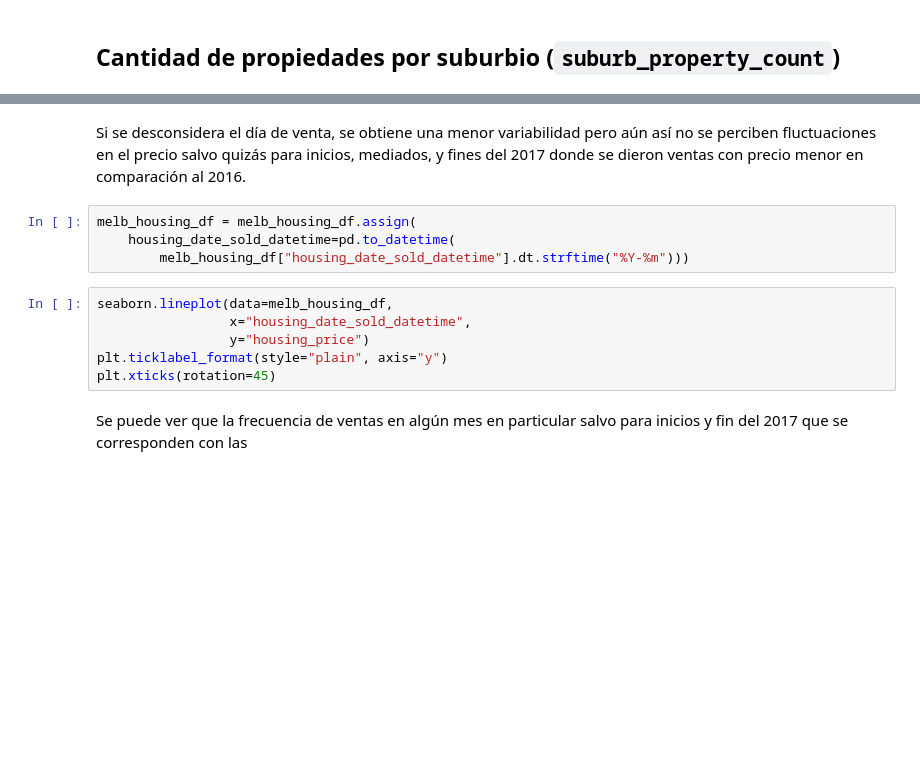
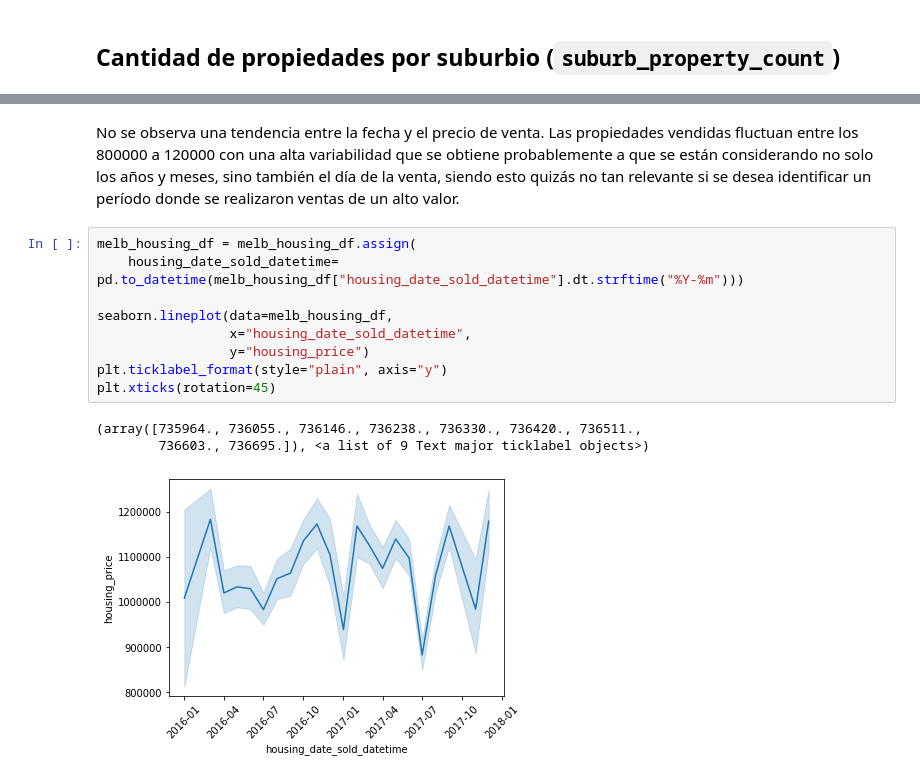
Before and after one commit to benjaminocampo/DataCuration, a Jupyter notebook: notebooks/exploration/melbourne_exploration.ipynb, the cells around one changed output, grey strips where cells are left out. Saved outputs shown, nothing was run; the diff lists cells and outputs as text; blank space fills up the shorter version.

```diff
--- a/notebooks/exploration/melbourne_exploration.ipynb
+++ b/notebooks/exploration/melbourne_exploration.ipynb
@@ -628,18 +907,15 @@ plt.xticks(rotation=45)
-# %% [markdown]
-Si se desconsidera el día de venta, se obtiene una menor variabilidad pero aún
-así no se perciben fluctuaciones en el precio salvo quizás para inicios,
-mediados, y fines del 2017 donde se dieron ventas con precio menor en
-comparación al 2016.
-# %%
-melb_housing_df = melb_housing_df.assign(
-    housing_date_sold_datetime=pd.to_datetime(
-        melb_housing_df["housing_date_sold_datetime"].dt.strftime("%Y-%m")))
+# %% [markdown]
+No se observa una tendencia entre la fecha y el precio de venta. Las propiedades vendidas fluctuan entre los 800000 a 120000 con una alta variabilidad que se obtiene probablemente a que se están considerando no solo los años y meses, sino también el día de la venta, siendo esto quizás no tan relevante si se desea identificar un período donde se realizaron ventas de un alto valor.
 # %%
+melb_housing_df = melb_housing_df.assign(
+    housing_date_sold_datetime= pd.to_datetime(melb_housing_df["housing_date_sold_datetime"].dt.strftime("%Y-%m")))
+
 seaborn.lineplot(data=melb_housing_df,
                  x="housing_date_sold_datetime",
                  y="housing_price")
 plt.ticklabel_format(style="plain", axis="y")
 plt.xticks(rotation=45)
+# %% [output]
+(array([735964., 736055., 736146., 736238., 736330., 736420., 736511.,
+        736603., 736695.]), <a list of 9 Text major ticklabel objects>)
+[figure, added]
-# %% [markdown]
-Se puede ver que la frecuencia de ventas en algún mes en particular salvo para
-inicios y fin del 2017 que se corresponden con las
```
Also changed, not shown: parts of 49 cells of this notebook.
